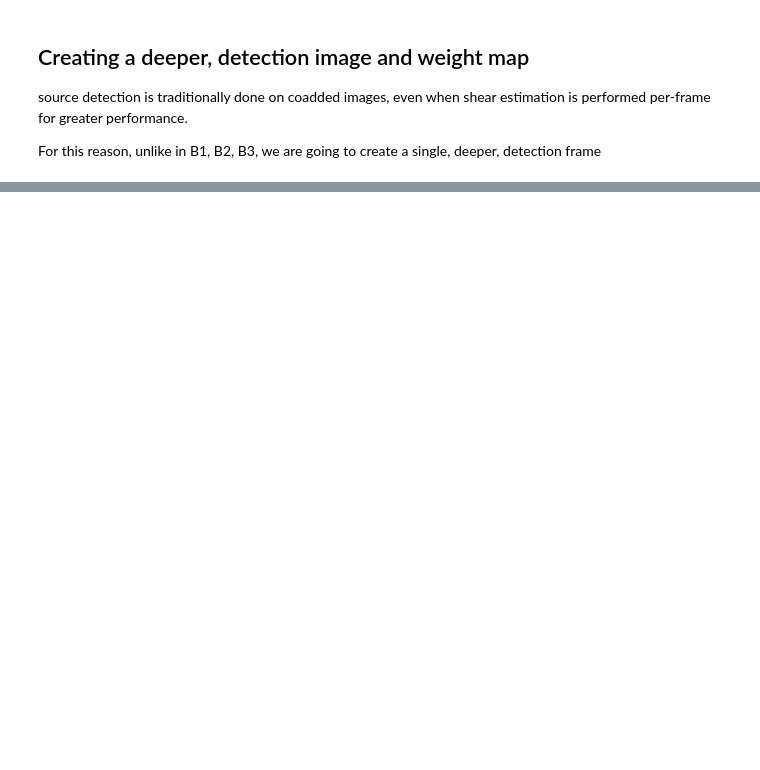
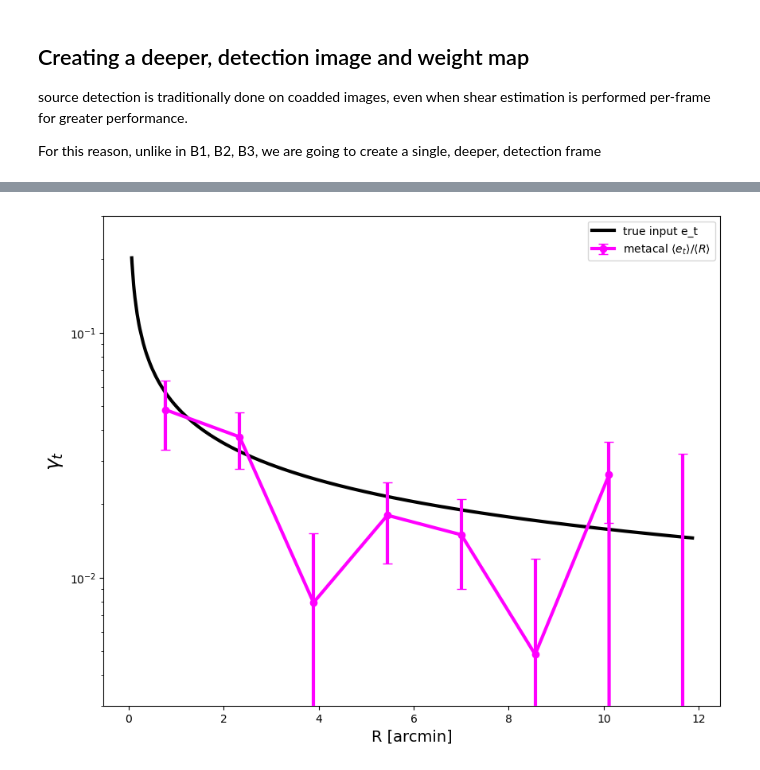
Before and after one commit to vargatn/synthetic, a Jupyter notebook: tutorial/C4_metacal_on_cluster_injections.ipynb, the cells around one changed output, grey strips where cells are left out. Saved outputs shown, nothing was run; the diff lists cells and outputs as text; code cells hidden in the pictures; blank space fills up the shorter version.

```diff
--- a/tutorial/C4_metacal_on_cluster_injections.ipynb
+++ b/tutorial/C4_metacal_on_cluster_injections.ipynb
@@ -277,0 +436,2 @@ fr.extract()
+# %%
+tab = mcal.collater(infodicts)
@@ -277,0 +451,43 @@ fr.extract()
+# %%
+def binned_signal(rvals, shears, redges, resps=None):
+    """Calculates the mean shear in radial bins"""
+    rcens = redges[:-1] + np.diff(redges) / 2.
+    vals = np.zeros(len(rcens))
+    vals_err = np.zeros(len(rcens)) # This is the error on the mean, not the std
+    respvals = np.zeros(len(rcens))
+    for i, tmp in enumerate(redges[:-1]):
+        ii = np.where((rvals > redges[i]) & (rvals < redges[i + 1]))[0]
+        vals[i] = np.mean(shears[ii])
+        vals_err[i] = np.std(shears[ii]) / np.sqrt(len(ii))
+
+        if resps is not None:
+            respvals[i] = np.mean(resps[ii])
+
+    return rcens, vals, vals_err, respvals
+# %%
+tshear, rarr = get_tangential(tab["X_IMAGE"], tab["Y_IMAGE"],
+                              tab["g_noshear"][:, 0], tab["g_noshear"][:, 1],
+                              (2499.5, 2499.5))
+rarr *= pixel_scale / 60
+resp = (tab["r11"] + tab["r22"]) / 2
+# %%
+fig = plt.figure(figsize=(10, 8))
+ax = fig.add_subplot(111)
+
+# plot the truth curve
+iorder = np.argsort(dists)
+ax.plot(dists.iloc[iorder], shears.iloc[iorder], color="black", zorder=4, lw=3, label="true input e_t")
+
+
+rcens, sraw, sraw_err, respvals = binned_signal(rarr, tshear, redges, resp)
+ax.errorbar(rcens, sraw / respvals, sraw_err / respvals, label="metacal $\\langle e_t \\rangle / \\langle R \\rangle$",
+            marker="o", color="magenta", lw=3, capsize=4, zorder=5)
+
+ax.set_ylim(0.003,0.3)
+ax.set_xlabel("R [arcmin]", fontsize=14)
+ax.set_ylabel("$\gamma_t$", fontsize=18)
+ax.set_yscale("log")
+ax.legend()
+fig.savefig("metacal_clust_low-isothermal_cartoon_v01.png", bbox_inches="tight")
+# %% [output]
+[figure, added]
```
Also changed, not shown: parts of 33 cells of this notebook, 3 other files.
